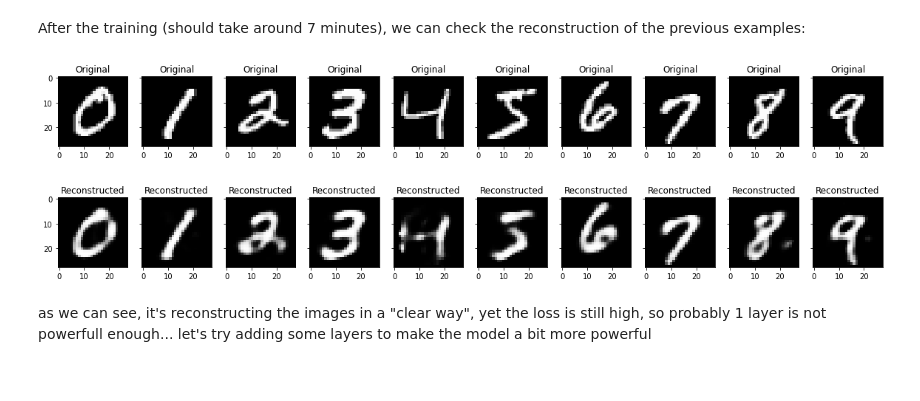
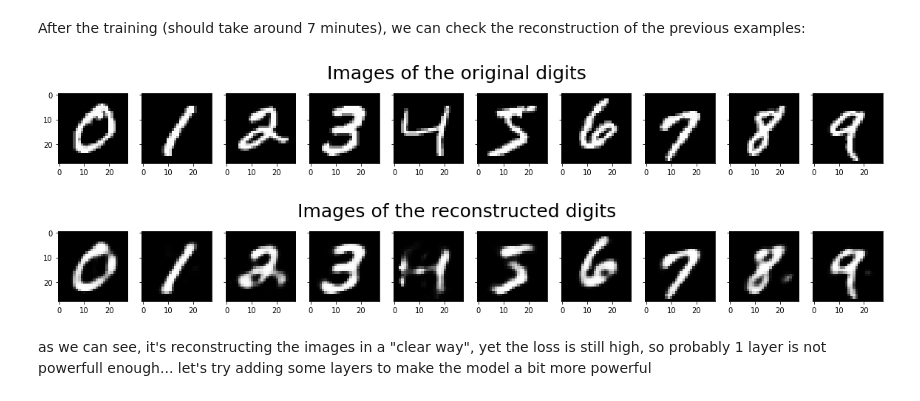
Before and after one commit to AlbertoSinigaglia/cog-comp-project, a Jupyter notebook: notebook.ipynb, the cells around one changed output. Drawn from its saved outputs; the diff is of its cells as text; code cells hidden in the pictures.

Commit message:
fixed images titles

```diff
--- a/notebook.ipynb
+++ b/notebook.ipynb
@@ -179,28 +179,29 @@ After the training (should take around 7 minutes), we can check the reconstructi
 # %%
 
 examples_predicted = autoencoder.predict(np.reshape([e.numpy() for e in examples], (len(examples), 784)))
 
 num_subplots = 10
 n_rows_cols = 1
-fig, axes = plt.subplots(n_rows_cols, int(num_subplots/n_rows_cols), sharex=True, sharey=True, figsize=(20, 20))
+fig, axes = plt.subplots(n_rows_cols, int(num_subplots/n_rows_cols), sharex=True, sharey=True, figsize=(20, 2))
+fig.suptitle('Images of the original digits', fontsize=25, y=1.1)
 
 for i in range(num_subplots):
   row = i % n_rows_cols
   col = i // n_rows_cols
-  axes[ col].title.set_text("Original")
   axes[ col].imshow(examples[i].reshape((28,28)), cmap=plt.cm.gray)
+
 
 num_subplots = 10
 n_rows_cols = 1
-fig, axes = plt.subplots(n_rows_cols, int(num_subplots/n_rows_cols), sharex=True, sharey=True, figsize=(20, 20))
+fig, axes = plt.subplots(n_rows_cols, int(num_subplots/n_rows_cols), sharex=True, sharey=True, figsize=(20, 2))
+fig.suptitle('Images of the reconstructed digits', fontsize=25, y=1.1)
 for i in range(num_subplots):
   row = i % n_rows_cols
   col = i // n_rows_cols
-  axes[ col].title.set_text("Reconstructed")
   axes[ col].imshow(examples_predicted[i].reshape((28,28)), cmap=plt.cm.gray)
 # %% [output]
-[figure, old version]
+[figure, new version]
-[figure, old version]
+[figure, new version]
 # %% [markdown]
 as we can see, it's reconstructing the images in a "clear way", yet the loss is still high, so probably 1 layer is not powerfull enough... let's try adding some layers to make the model a bit more powerful
 # %%
```
Also changed, not shown: parts of 12 cells of this notebook.
